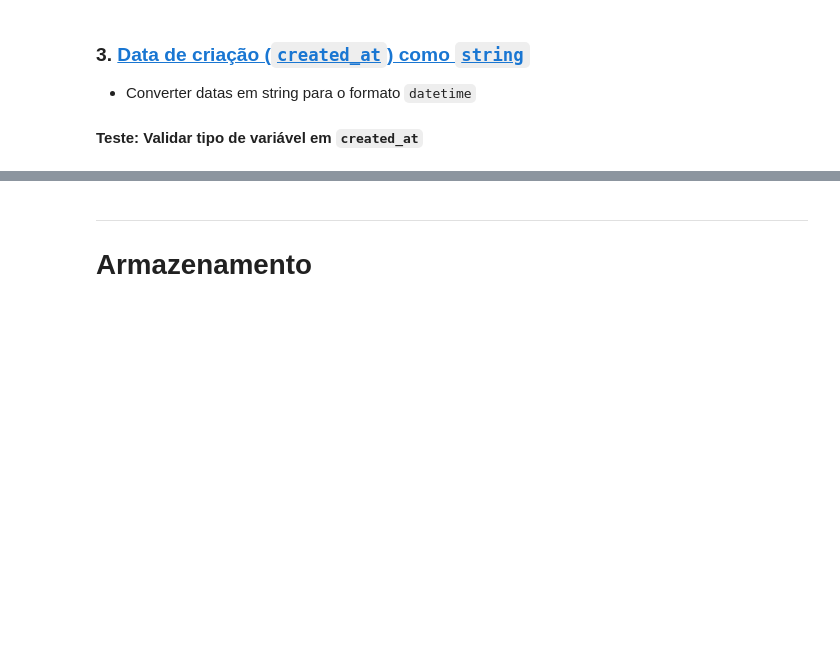
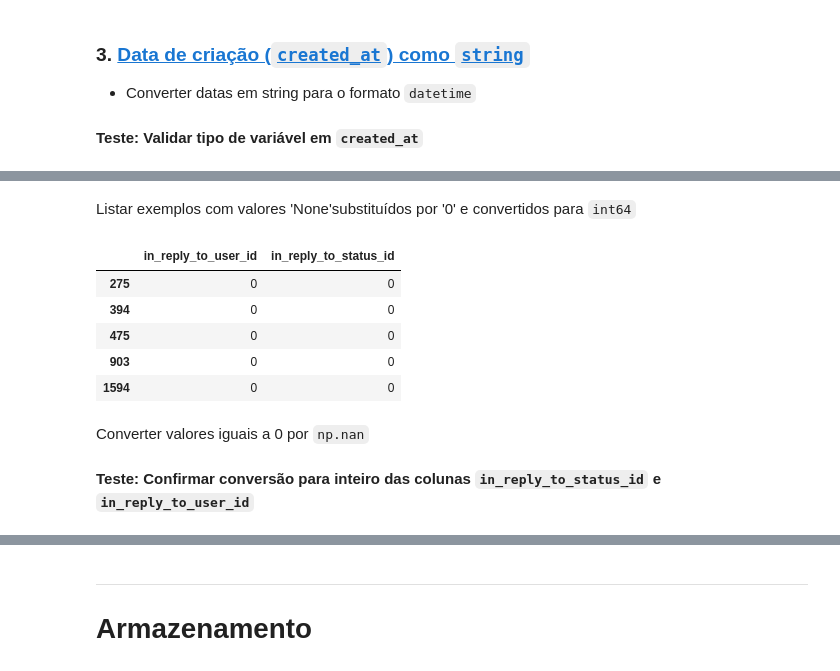
Before and after one commit to vitoralbano/ds-ii-weratedogs, a Jupyter notebook: wrangle_act.ipynb, the cells around one changed output, grey strips where cells are left out. Drawn from its saved outputs; the diff is of its cells as text; code cells hidden in the pictures; blank space fills up the shorter version.

Commit message:
Complete cleaning

```diff
--- a/wrangle_act.ipynb
+++ b/wrangle_act.ipynb
@@ -1281,0 +1282,25 @@ Name: in_reply_to_status_id, dtype: int64
+# %%
+def set_zero_at_none(value):
+    if str(value).lower() == 'none':
+        return '0'
+    else:
+        return value
+# %%
+df_api_clean.in_reply_to_status_id = df_api_clean.in_reply_to_status_id.apply(set_zero_at_none)
+# %%
+df_api_clean.in_reply_to_user_id = df_api_clean.in_reply_to_user_id.apply(set_zero_at_none)
+# %%
+df_api_clean.loc[:, ['in_reply_to_user_id', 'in_reply_to_status_id']] = df_api_clean.loc[:, ['in_reply_to_user_id', 'in_reply_to_status_id']].astype('int64')
+# %% [markdown]
+Listar exemplos com valores 'None'substituídos por '0' e convertidos para `int64`
+# %%
+df_api_clean.loc[:, ['in_reply_to_user_id', 'in_reply_to_status_id']].sample(5)
+# %% [output]
+|  | in_reply_to_user_id | in_reply_to_status_id |
+| 275 | 0 | 0 |
+| 394 | 0 | 0 |
+| 475 | 0 | 0 |
+| 903 | 0 | 0 |
+| 1594 | 0 | 0 |
+# %% [markdown]
+Converter valores iguais a 0 por `np.nan`
@@ -1281,0 +1313,2 @@ Name: in_reply_to_status_id, dtype: int64
+# %% [markdown]
+**Teste: Confirmar conversão para inteiro das colunas `in_reply_to_status_id` e `in_reply_to_user_id`**
```
Also changed, not shown: parts of 41 cells of this notebook.
